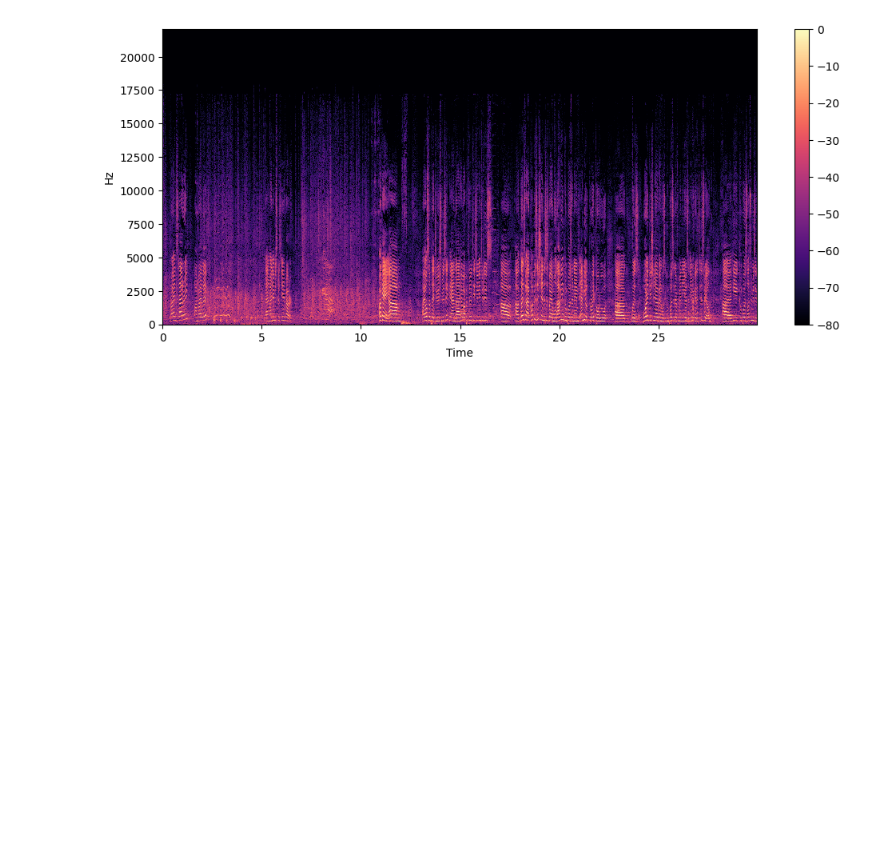
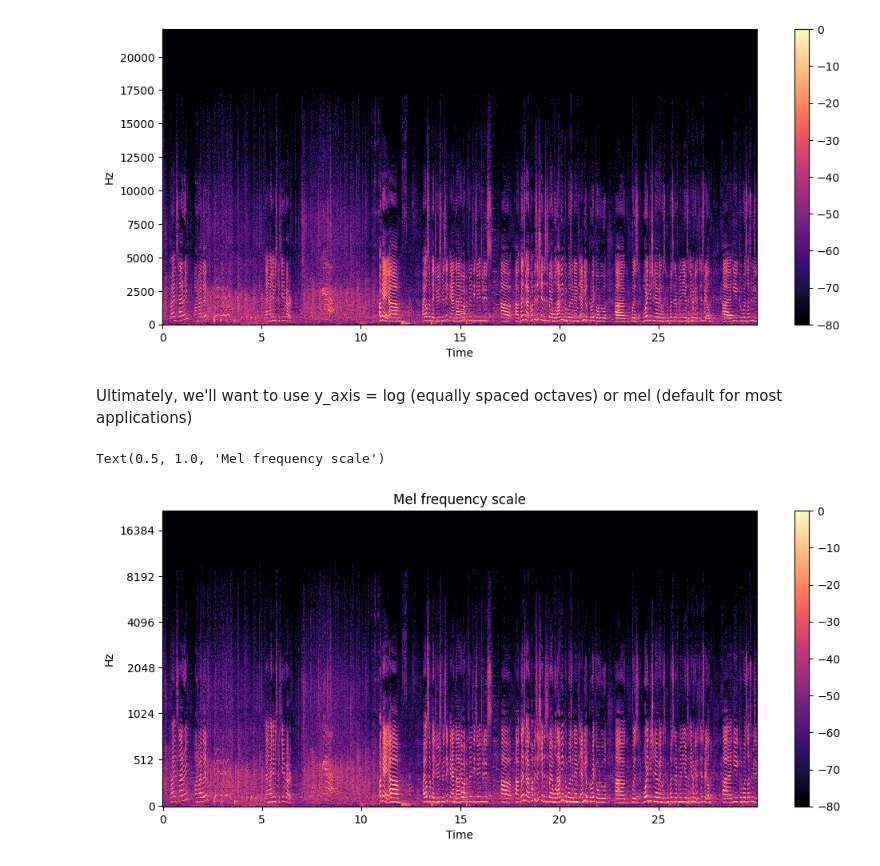
Before and after one commit to allispaul/audiobot, a Jupyter notebook: EDA/downloading_data_and_plot_example.ipynb, the cells around one changed output. Drawn from its saved outputs; the diff is of its cells as text; code cells hidden in the pictures; blank space fills up the shorter version.

```diff
--- a/EDA/downloading_data_and_plot_example.ipynb
+++ b/EDA/downloading_data_and_plot_example.ipynb
@@ -72,12 +54,23 @@ plt.plot(np.arange(L)/44100, first_song_audio)
 # %% [markdown]
 Below is an example of a spectrogram from the audio signal above. This is a modification of the example found [here](https://huggingface.co/learn/audio-course/chapter1/audio_data). I'm not yet sure if this is correct since experiments earlier with single frequency signals did not yield the right answer. I think I need a better understanding of the <code>librosa.stft</code> function.
 # %%
-D = librosa.stft(first_song_audio)
+D = librosa.stft(first_song_audio, n_fft=2048) #
 S_db = librosa.amplitude_to_db(np.abs(D), ref=np.max)
 
 plt.figure().set_figwidth(12)
-librosa.display.specshow(S_db, x_axis="time", y_axis="hz", sr=44100) #Added correct sampling rate. Ultimately, we'll want to use y_axis = log (equally spaced octaves) or mel (default for most applications)
+librosa.display.specshow(S_db, x_axis="time", y_axis="hz", sr=44100) #Added correct sampling rate.
 plt.colorbar()
 # %% [output]
 <matplotlib.colorbar.Colorbar at 0x...>
 [figure]
+# %% [markdown]
+Ultimately, we'll want to use y_axis = log (equally spaced octaves) or mel (default for most applications)
+# %%
+plt.figure().set_figwidth(12)
+
+librosa.display.specshow(S_db, x_axis="time", y_axis="mel", sr=44100)
+plt.colorbar()
+plt.title("Mel frequency scale")
+# %% [output]
+Text(0.5, 1.0, 'Mel frequency scale')
+[figure, added]
```
Also changed, not shown: parts of 5 cells of this notebook.
